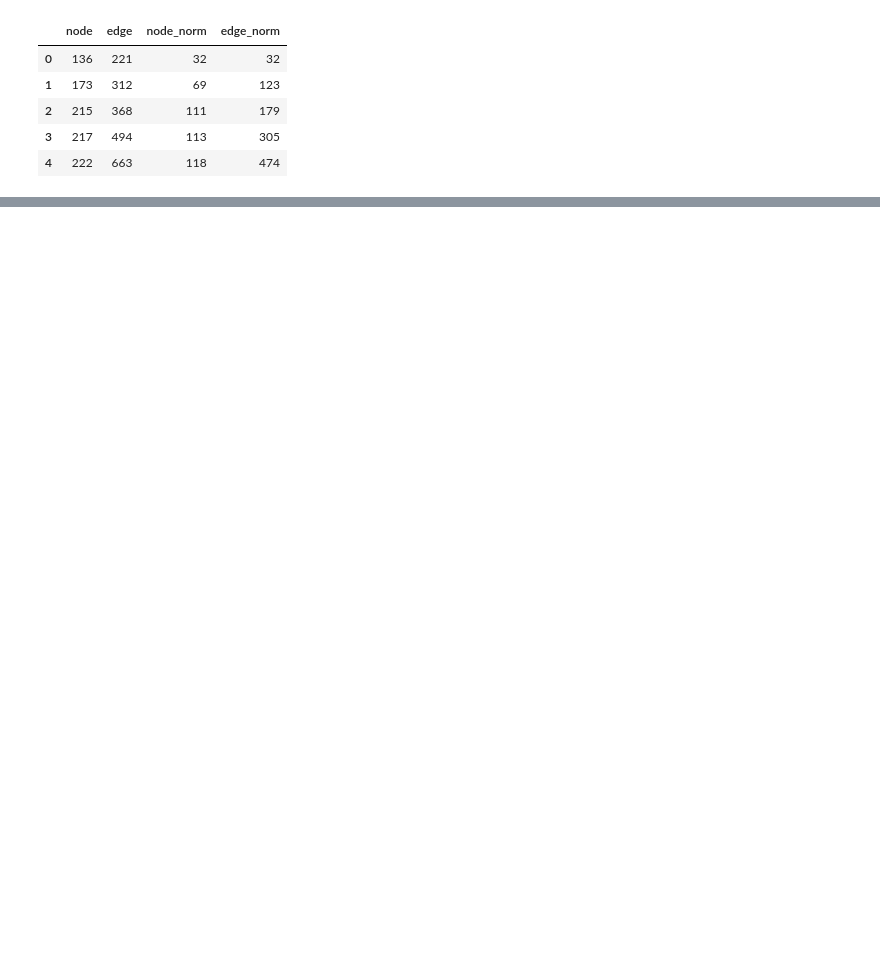
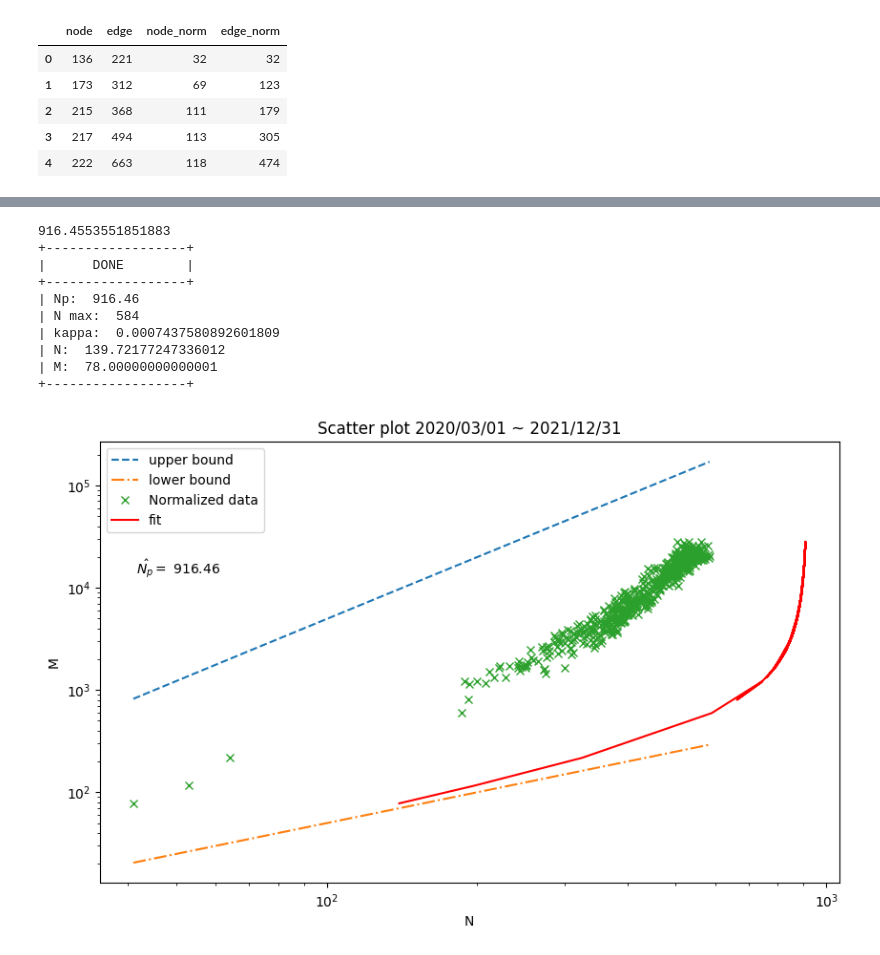
Before and after one commit to yiadka/mobility_scaling, a Jupyter notebook: notebooks/nov_24_scaling.ipynb, the cells around one changed output, grey strips where cells are left out. Drawn from its saved outputs; the diff is of its cells as text; code cells hidden in the pictures; blank space fills up the shorter version.

```diff
--- a/notebooks/nov_24_scaling.ipynb
+++ b/notebooks/nov_24_scaling.ipynb
@@ -111,6 +121,6 @@ x = left["edge_norm"]
 y = left["node_norm"]
 # %%
 # least_squareを使ってパラメータ推定
-res = optimize.least_squares(residual_f, x0=[510], args=(x, y))
-print(res.x)
+res = optimize.least_squares(residual_f, x0=[600], args=(x, y))
+print(res.x[0])
 # %% [output]
@@ -153,14 +147,14 @@ Np_norm_hat = round(Np_norm_hat, 2)
 print("+------------------+")
 kappa_norm_estimated = []
 for i in range(len(x)):
-    kappa_norm_estimated.append( ((8 * x[i]) / (Np_norm_hat * (Np_norm_hat - 1))) )
+    kappa_norm_estimated.append( ((8 * left["edge_norm"][i]) / (Np_norm_hat**2 - Np_norm_hat)) )
 
 # Eq8, 9
 N_norm = []
 M_norm = []
 for i in range(len(kappa_norm_estimated)):
-    N_norm.append( Np_norm_hat * (1 - (2 / (kappa_norm_estimated[i] * Np_norm_hat)) * (1 - (1 - kappa_norm_estimated[i] / 2)**Np_norm_hat)) )
-    M_norm.append( (kappa_norm_estimated[i] * Np_norm_hat * (Np_norm_hat - 1)) / 8 )
+    N_norm.append( Np_norm_hat * (1 - (2/(kappa_norm_estimated[i]*Np_norm_hat)) * (1 - (1 - (kappa_norm_estimated[i])/2)**Np_norm_hat )) )
+    M_norm.append( ((kappa_norm_estimated[i] * Np_norm_hat**2) - (kappa_norm_estimated[i] * Np_norm_hat) ) / 8 )
 
 print("|      DONE        |")
 print("+------------------+")
@@ -217,0 +230,4 @@ def jac(x, Np):
+# %%
+right = right.drop(0)
+right = right.reset_index(drop=True)
+right.head()
@@ -217,0 +241,62 @@ def jac(x, Np):
+# %%
+nn = len(right["node_norm"]) - 1
+xmin = min(right["node_norm"])
+xmax = max(right["node_norm"])
+p = np.linspace(xmin, xmax, nn)
+upper_bound = (p**2-p)/2
+lower_bound = p/2
+
+res = optimize.least_squares(residual_f, x0=[600], args=(right["edge_norm"], right["node_norm"]))
+print(res.x[0])
+
+Np_norm_hat = res.x[0]
+Np_norm_hat = round(Np_norm_hat, 2)
+print("+------------------+")
+kappa_norm_estimated = []
+for i in range(len(right["edge_norm"])):
+    kappa_norm_estimated.append( ((8 * right["edge_norm"][i]) / (Np_norm_hat**2 - Np_norm_hat)) )
+
+# Eq8, 9
+N_norm = []
+M_norm = []
+for i in range(len(kappa_norm_estimated)):
+    N_norm.append( Np_norm_hat * (1 - (2/(kappa_norm_estimated[i]*Np_norm_hat)) * (1 - (1 - (kappa_norm_estimated[i])/2)**Np_norm_hat )) )
+    M_norm.append( ((kappa_norm_estimated[i] * Np_norm_hat**2) - (kappa_norm_estimated[i] * Np_norm_hat) ) / 8 )
+
+print("|      DONE        |")
+print("+------------------+")
+print("| Np: ", Np_norm_hat)
+print("| N max: ", right["node_norm"].max())
+print("| kappa: ", kappa_norm_estimated[0])
+print("| N: ", N_norm[0])
+print("| M: ", M_norm[0])
+print("+------------------+")
+
+
+
+plt.figure(figsize=(10, 6))
+plt.title("Scatter plot 2020/03/01 ~ 2021/12/31")
+plt.plot(p, upper_bound, '--', label="upper bound")
+plt.plot(p, lower_bound, '-.', label="lower bound")
+plt.plot(right["node_norm"], right["edge_norm"], "x", label='Normalized data')
+plt.plot(N_norm,M_norm,label='fit', color='red')
+Np_norm_hat = round(Np_norm_hat, 2)
+plt.text(0.05, 0.70, r'$\hat{N_{p}}=$ ' + str(Np_norm_hat), transform=plt.gca().transAxes)
+plt.xlabel('N')
+plt.ylabel('M')
+plt.xscale('log')
+plt.yscale('log')
+plt.legend(loc='best')
+plt.show()
+# %% [output]
+916.4553551851883
++------------------+
+|      DONE        |
++------------------+
+| Np:  916.46
+| N max:  584
+| kappa:  0.0007437580892601809
+| N:  139.72177247336012
+| M:  78.00000000000001
++------------------+
+[figure, added]
```
Also changed, not shown: parts of 12 cells of this notebook, 2 other files.
